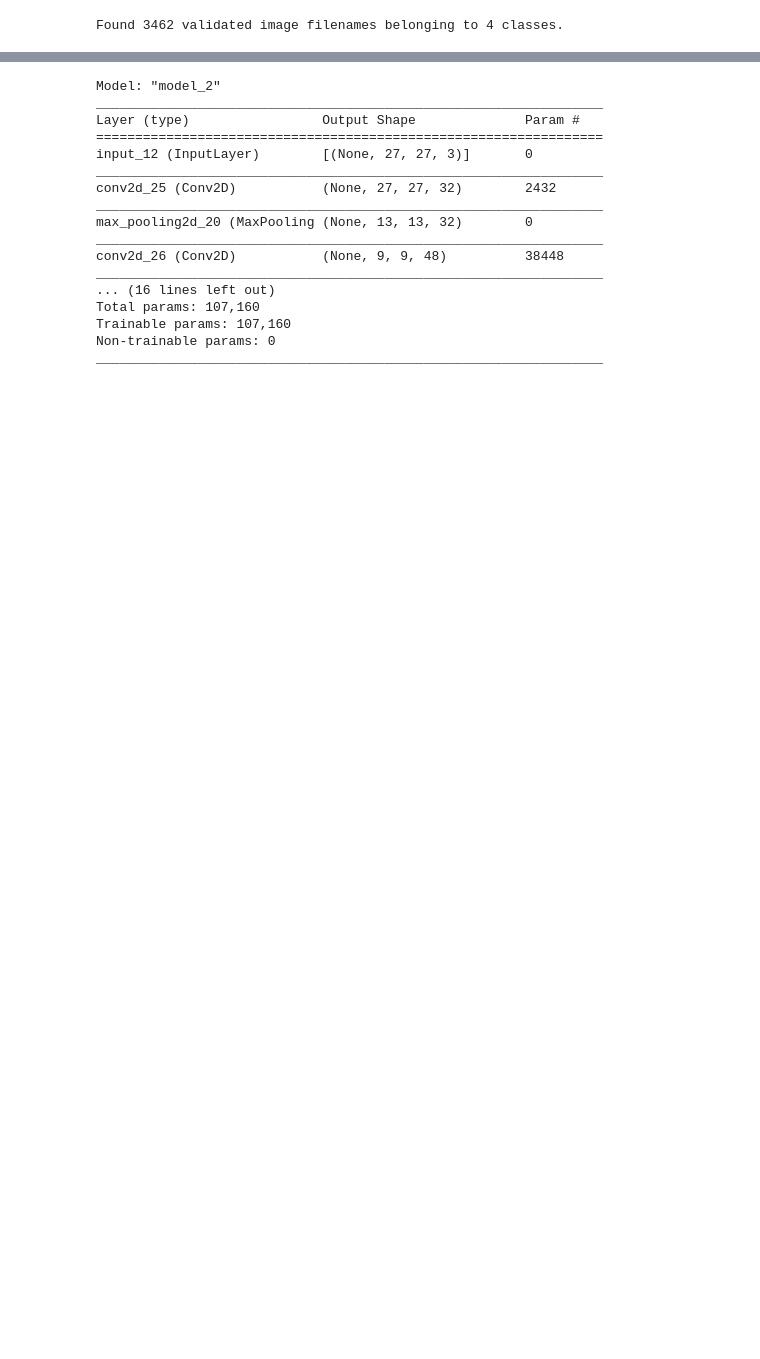
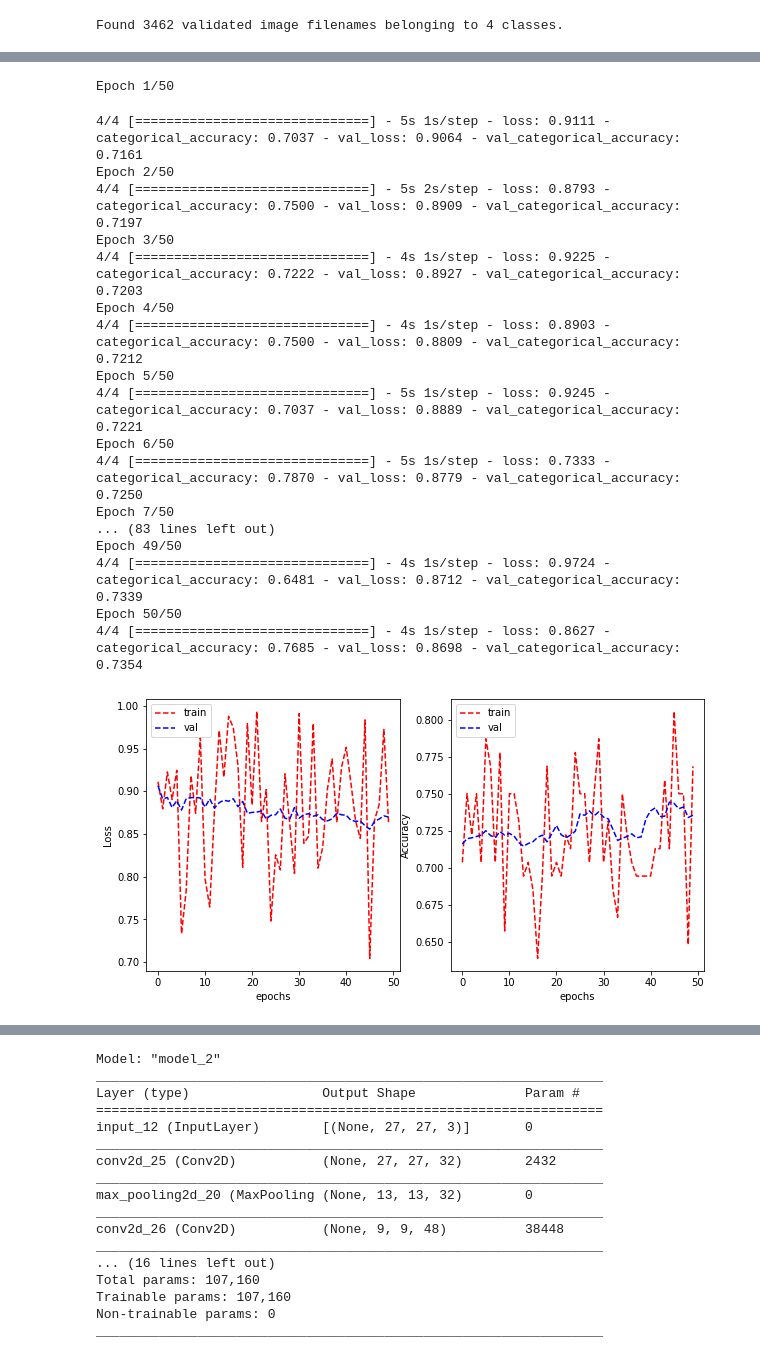
Before and after one commit to ngkarthi71/colon-cancer-analysis, a Jupyter notebook: colon_cancer_analysis.ipynb, the cells around one changed output, grey strips where cells are left out. Cells and saved outputs as stored; diff of their text form; code cells hidden in the pictures; blank space fills up the shorter version.

```diff
--- a/colon_cancer_analysis.ipynb
+++ b/colon_cancer_analysis.ipynb
@@ -175,0 +501,3 @@ base_model.evaluate(cell_train_generator)
+# %%
+batch_1_base = load_model("batch_1_model.h5")
+batch_1_base.evaluate(cell_train_generator)
@@ -175,0 +507,8 @@ base_model.evaluate(cell_train_generator)
+# %%
+preds = []
+for i in range(0, 3461):
+    preds.append(np.argmax(batch_1_base.predict(cell_train_generator[i][0])))
+train_data_1.drop(['cellType'], axis=1, inplace=True)
+train_data_1['cellType'] = preds
+train_batch_2 = pd.concat([train_batch_1, train_data_1])
+train_batch_2.shape
@@ -175,0 +525,5 @@ base_model.evaluate(cell_train_generator)
+# %%
+train_data, test_data = train_test_split(train_batch_2, test_size=0.2, random_state=42)
+train_data, val_data = train_test_split(train_data, test_size=0.25, random_state=42)
+
+print("Train data : {}, \nVal Data: {}, \nTest Data: {}".format(train_data.shape[0], val_data.shape[0], test_data.shape[0]))
@@ -175,0 +577,17 @@ base_model.evaluate(cell_train_generator)
+# %%
+reg_lambda = 0.001
+batch_1_base.trainable = False
+# add new classifier layers
+
+inputs = tf.keras.Input(shape=(27, 27, 3))
+x = batch_1_base(inputs, training=False)
+class1 = Dense(1024, activation='relu')(x)
+outputs = tf.keras.layers.Dense(4, activation='softmax', kernel_regularizer=tf.keras.regularizers.l2(reg_lambda))(class1)
+batch_2_model = tf.keras.Model(inputs, outputs)
+
+sgd = tf.keras.optimizers.SGD(learning_rate=0.01, decay=1e-6, momentum=0.9, nesterov=True)
+batch_2_model.compile(optimizer=sgd,
+              loss=tf.keras.losses.CategoricalCrossentropy(from_logits=False),
+              metrics=['categorical_accuracy'])
+
+batch_2_model.summary()
@@ -175,0 +611,26 @@ base_model.evaluate(cell_train_generator)
+# %%
+cell_history = batch_2_model.fit_generator(cell_train_generator_2, validation_data = cell_validation_generator_2, epochs=50, steps_per_epoch=4)
+
+plot_learning_curve(cell_history.history['loss'], cell_history.history['val_loss'],
+                    cell_history.history['categorical_accuracy'], cell_history.history['val_categorical_accuracy'],
+                    metric_name='Accuracy')
+# %% [output]
+Epoch 1/50
+4/4 [==============================] - 5s 1s/step - loss: 0.9111 - categorical_accuracy: 0.7037 - val_loss: 0.9064 - val_categorical_accuracy: 0.7161
+Epoch 2/50
+4/4 [==============================] - 5s 2s/step - loss: 0.8793 - categorical_accuracy: 0.7500 - val_loss: 0.8909 - val_categorical_accuracy: 0.7197
+Epoch 3/50
+4/4 [==============================] - 4s 1s/step - loss: 0.9225 - categorical_accuracy: 0.7222 - val_loss: 0.8927 - val_categorical_accuracy: 0.7203
+Epoch 4/50
+4/4 [==============================] - 4s 1s/step - loss: 0.8903 - categorical_accuracy: 0.7500 - val_loss: 0.8809 - val_categorical_accuracy: 0.7212
+Epoch 5/50
+4/4 [==============================] - 5s 1s/step - loss: 0.9245 - categorical_accuracy: 0.7037 - val_loss: 0.8889 - val_categorical_accuracy: 0.7221
+Epoch 6/50
+4/4 [==============================] - 5s 1s/step - loss: 0.7333 - categorical_accuracy: 0.7870 - val_loss: 0.8779 - val_categorical_accuracy: 0.7250
+Epoch 7/50
+... (83 lines left out)
+Epoch 49/50
+4/4 [==============================] - 4s 1s/step - loss: 0.9724 - categorical_accuracy: 0.6481 - val_loss: 0.8712 - val_categorical_accuracy: 0.7339
+Epoch 50/50
+4/4 [==============================] - 4s 1s/step - loss: 0.8627 - categorical_accuracy: 0.7685 - val_loss: 0.8698 - val_categorical_accuracy: 0.7354
+[figure, added]
```
Also changed, not shown: parts of 62 cells of this notebook, 8 other files.
